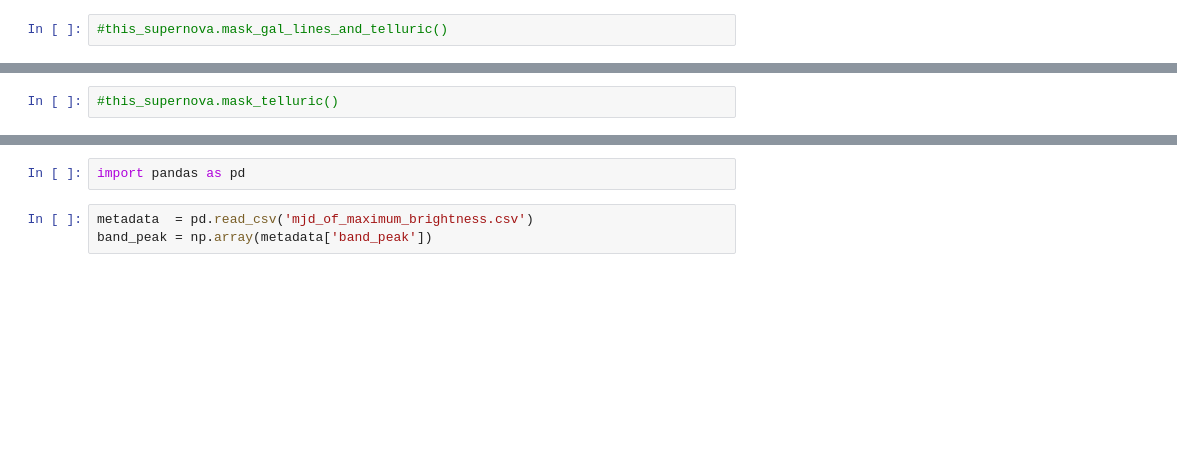
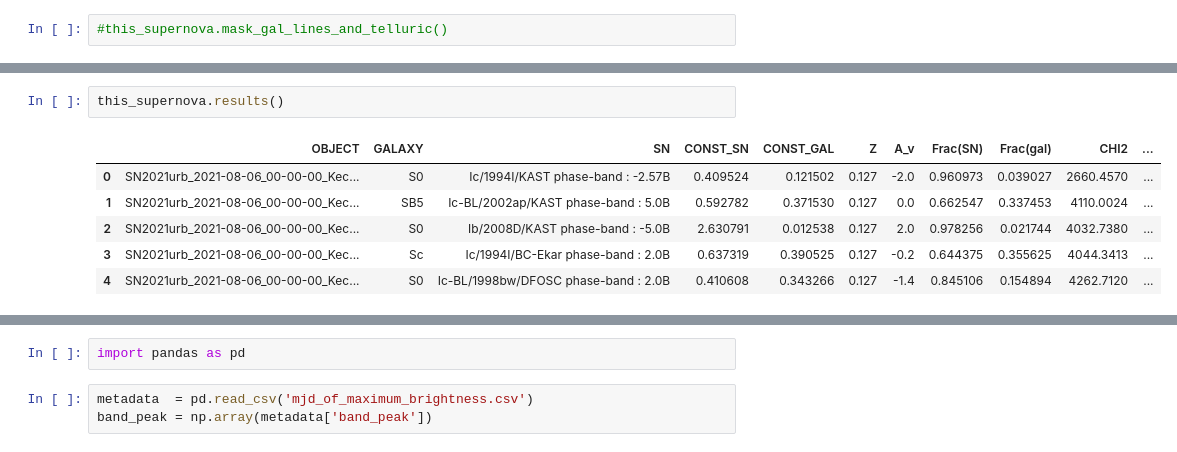
Before and after one commit to oyaron/NGSF, a Jupyter notebook: SF_class.ipynb, the cells around one changed output, grey strips where cells are left out. Saved outputs shown, nothing was run; the diff lists cells and outputs as text; blank space fills up the shorter version.

```diff
--- a/SF_class.ipynb
+++ b/SF_class.ipynb
@@ -33,2 +34,9 @@ Runtime:  35.82s
-# %%
-#this_supernova.mask_telluric()
+# %%
+this_supernova.results()
+# %% [output]
+|  | OBJECT | GALAXY | SN | CONST_SN | CONST_GAL | Z | A_v | Frac(SN) | Frac(gal) | CHI2 | ... |
+| 0 | SN2021urb_2021-08-06_00-00-00_Kec... | S0 | Ic/1994I/KAST phase-band : -2.57B | 0.409524 | 0.121502 | 0.127 | -2.0 | 0.960973 | 0.039027 | 2660.4570 | ... |
+| 1 | SN2021urb_2021-08-06_00-00-00_Kec... | SB5 | Ic-BL/2002ap/KAST phase-band : 5.0B | 0.592782 | 0.371530 | 0.127 | 0.0 | 0.662547 | 0.337453 | 4110.0024 | ... |
+| 2 | SN2021urb_2021-08-06_00-00-00_Kec... | S0 | Ib/2008D/KAST phase-band : -5.0B | 2.630791 | 0.012538 | 0.127 | 2.0 | 0.978256 | 0.021744 | 4032.7380 | ... |
+| 3 | SN2021urb_2021-08-06_00-00-00_Kec... | Sc | Ic/1994I/BC-Ekar phase-band : 2.0B | 0.637319 | 0.390525 | 0.127 | -0.2 | 0.644375 | 0.355625 | 4044.3413 | ... |
+| 4 | SN2021urb_2021-08-06_00-00-00_Kec... | S0 | Ic-BL/1998bw/DFOSC phase-band : 2.0B | 0.410608 | 0.343266 | 0.127 | -1.4 | 0.845106 | 0.154894 | 4262.7120 | ... |
```
Also changed, not shown: parts of 14 cells of this notebook, 3 other files.
